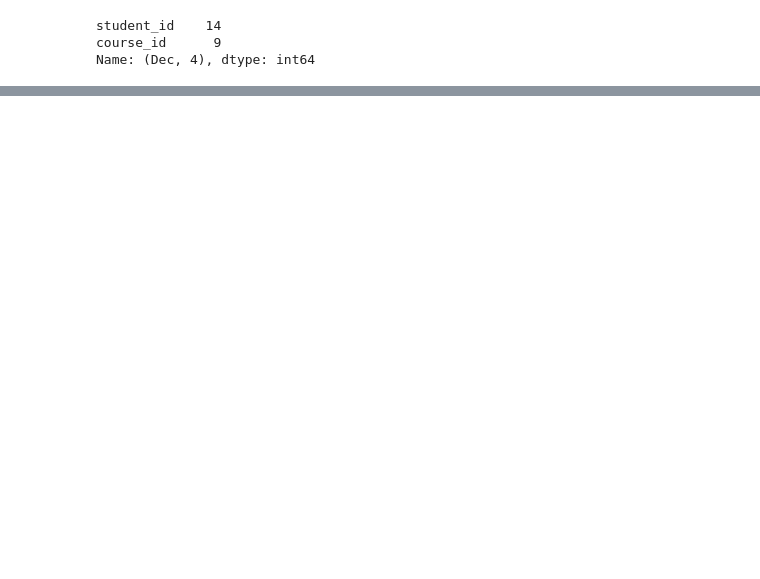
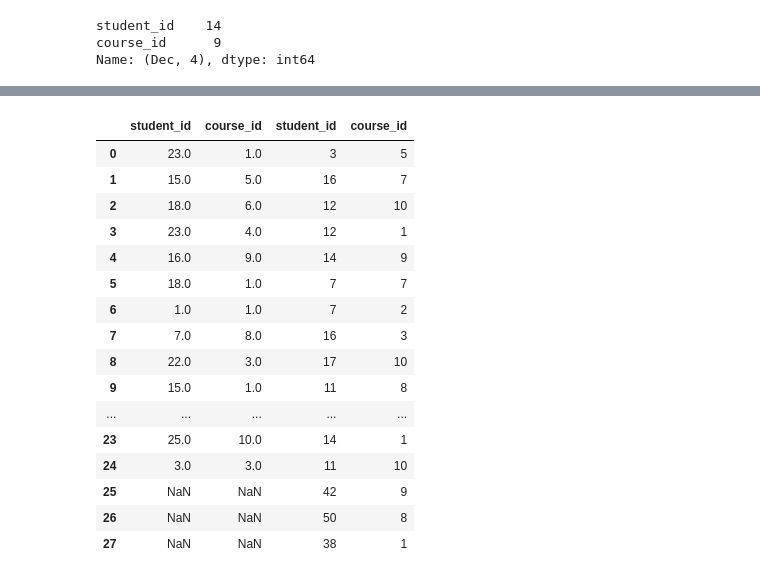
Before and after one commit to mfslovely/Pandas_library, a Jupyter notebook: merging_Joining_Concatenating.ipynb, the cells around one changed output, grey strips where cells are left out. Drawn from its saved outputs; the diff is of its cells as text; code cells hidden in the pictures; blank space fills up the shorter version.

```diff
--- a/merging_Joining_Concatenating.ipynb
+++ b/merging_Joining_Concatenating.ipynb
@@ -74,0 +84,20 @@ Name: (Dec, 4), dtype: int64
+# %%
+pd.concat([nov,dec],axis=1)
+# %% [output]
+|  | student_id | course_id | student_id | course_id |
+| 0 | 23.0 | 1.0 | 3 | 5 |
+| 1 | 15.0 | 5.0 | 16 | 7 |
+| 2 | 18.0 | 6.0 | 12 | 10 |
+| 3 | 23.0 | 4.0 | 12 | 1 |
+| 4 | 16.0 | 9.0 | 14 | 9 |
+| 5 | 18.0 | 1.0 | 7 | 7 |
+| 6 | 1.0 | 1.0 | 7 | 2 |
+| 7 | 7.0 | 8.0 | 16 | 3 |
+| 8 | 22.0 | 3.0 | 17 | 10 |
+| 9 | 15.0 | 1.0 | 11 | 8 |
+| ... | ... | ... | ... | ... |
+| 23 | 25.0 | 10.0 | 14 | 1 |
+| 24 | 3.0 | 3.0 | 11 | 10 |
+| 25 | NaN | NaN | 42 | 9 |
+| 26 | NaN | NaN | 50 | 8 |
+| 27 | NaN | NaN | 38 | 1 |
```
Also changed, not shown: parts of 18 cells of this notebook, 3 other files.
